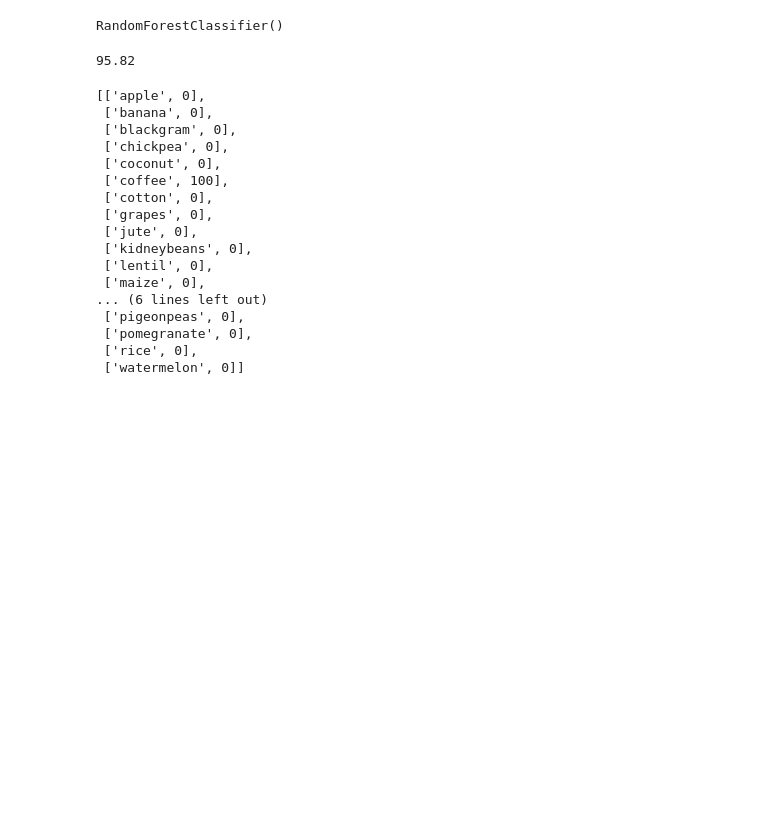
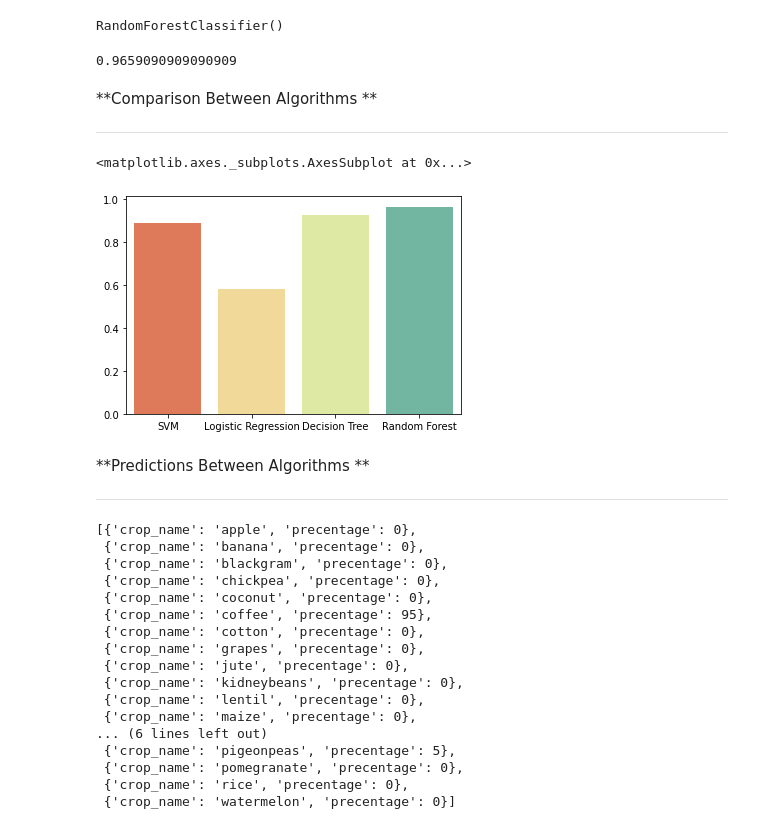
Before and after one commit to BadrTarek/Crop-Suggestion-Model, a Jupyter notebook: crop_suggestion.ipynb, the cells around one changed output. Cells and saved outputs as stored; diff of their text form; code cells hidden in the pictures; blank space fills up the shorter version.

```diff
--- a/crop_suggestion.ipynb
+++ b/crop_suggestion.ipynb
@@ -60,0 +118,3 @@ X_Train, X_Test, Y_Train, Y_Test = train_test_split(X, Y, test_size = 0.25, rand
+# %%
+dt_accuracy = decision_tree_model.score(X_Test,Y_Test)
+dt_accuracy
@@ -61,14 +127,27 @@ X_Train, X_Test, Y_Train, Y_Test = train_test_split(X, Y, test_size = 0.25, rand
+# %%
+random_forest_model = RandomForestClassifier()
 # %%
-model = RandomForestClassifier()
-model.fit(X_Train,Y_Train)
+random_forest_model.fit(X_Train,Y_Train)
 # %% [output]
 RandomForestClassifier()
 # %%
-RF_accuracy = model.score(X_Test,Y_Test)
+rf_accuracy = random_forest_model.score(X_Test,Y_Test)
+rf_accuracy
+# %% [output]
+0.9659090909090909
-# %%
-round(RF_accuracy * 100 , 2)
-# %% [output]
-95.82
+# %% [markdown]
+**Comparison Between Algorithms **
+
+---
+# %%
+sns.barplot(x = ["SVM","Logistic Regression","Decision Tree","Random Forest"] , y = [svm_accuracy,lr_accuracy,dt_accuracy,rf_accuracy] ,palette ='Spectral')
+# %% [output]
+<matplotlib.axes._subplots.AxesSubplot at 0x...>
+[figure, added]
+# %% [markdown]
+**Predictions Between Algorithms **
+
+---
 # %%
 def predict(model,temperature, humidity,ph,rainfal):
     try:
@@ -85,23 +167,23 @@ def prediction_as_list(model , prediction):
         j+=1
     return result
 # %%
-prediction_as_list( model , predict(model,27.35,55.99,7.13,148) )
+prediction_as_list( random_forest_model , predict(random_forest_model,27.35,55.99,7.13,148) )
 # %% [output]
-[['apple', 0],
- ['banana', 0],
- ['blackgram', 0],
- ['chickpea', 0],
- ['coconut', 0],
- ['coffee', 100],
- ['cotton', 0],
- ['grapes', 0],
- ['jute', 0],
- ['kidneybeans', 0],
- ['lentil', 0],
- ['maize', 0],
+[{'crop_name': 'apple', 'precentage': 0},
+ {'crop_name': 'banana', 'precentage': 0},
+ {'crop_name': 'blackgram', 'precentage': 0},
+ {'crop_name': 'chickpea', 'precentage': 0},
+ {'crop_name': 'coconut', 'precentage': 0},
+ {'crop_name': 'coffee', 'precentage': 95},
+ {'crop_name': 'cotton', 'precentage': 0},
+ {'crop_name': 'grapes', 'precentage': 0},
+ {'crop_name': 'jute', 'precentage': 0},
+ {'crop_name': 'kidneybeans', 'precentage': 0},
+ {'crop_name': 'lentil', 'precentage': 0},
+ {'crop_name': 'maize', 'precentage': 0},
 ... (6 lines left out)
- ['pigeonpeas', 0],
- ['pomegranate', 0],
- ['rice', 0],
- ['watermelon', 0]]
+ {'crop_name': 'pigeonpeas', 'precentage': 5},
+ {'crop_name': 'pomegranate', 'precentage': 0},
+ {'crop_name': 'rice', 'precentage': 0},
+ {'crop_name': 'watermelon', 'precentage': 0}]
 # %%
```
Also changed, not shown: parts of 18 cells of this notebook, 1 other file.
